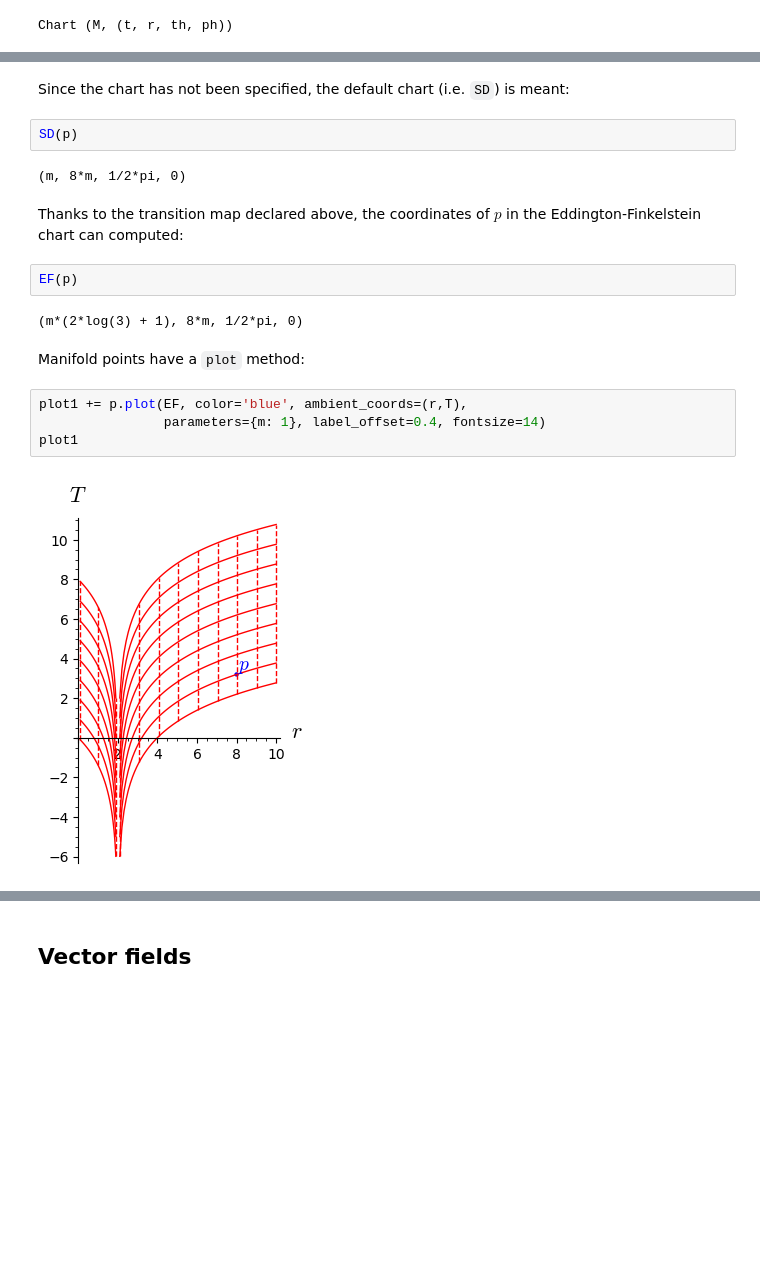
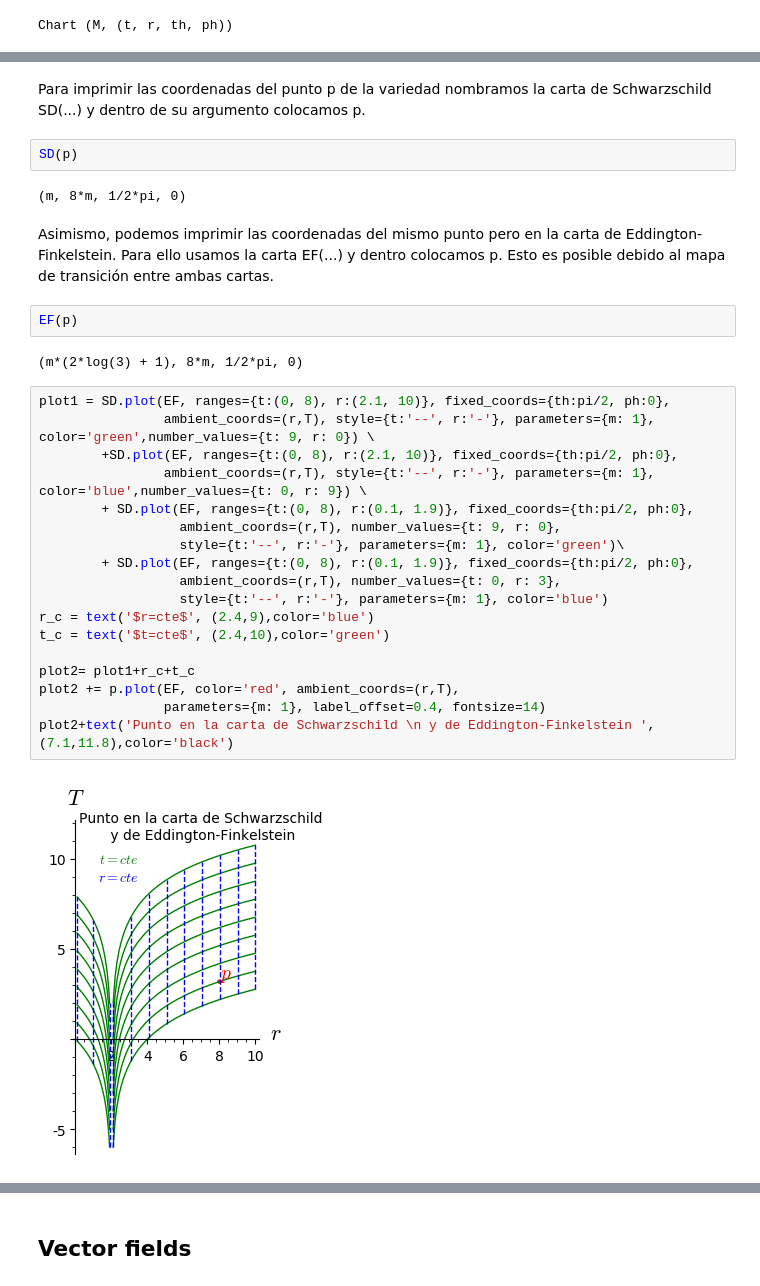
Before and after one commit to OmarUniverse/Tesis, a Jupyter notebook: demo_pseudo_Riemannian_Schwarzschild.ipynb, the cells around one changed output, grey strips where cells are left out. Cells and saved outputs as stored; diff of their text form; blank space fills up the shorter version.

```diff
--- a/demo_pseudo_Riemannian_Schwarzschild.ipynb
+++ b/demo_pseudo_Riemannian_Schwarzschild.ipynb
@@ -141,20 +164,32 @@ Point p on the 4-dimensional Lorentzian manifold M
-# %% [markdown]
-Since the chart has not been specified, the default chart (i.e. `SD`) is meant:
+# %% [markdown]
+Para imprimir las coordenadas del punto p de la variedad nombramos la carta de Schwarzschild SD(...) y dentro de su argumento colocamos p.
 # %%
 SD(p)
 # %% [output]
 (m, 8*m, 1/2*pi, 0)
-# %% [markdown]
-Thanks to the transition map declared above, the coordinates of $p$ in the Eddington-Finkelstein chart can computed:
+# %% [markdown]
+Asimismo, podemos imprimir las coordenadas del mismo punto pero en la carta de Eddington-Finkelstein. Para ello usamos la carta EF(...) y dentro colocamos p. Esto es posible debido al mapa de transición entre ambas cartas.
 # %%
 EF(p)
 # %% [output]
 (m*(2*log(3) + 1), 8*m, 1/2*pi, 0)
-# %% [markdown]
-Manifold points have a `plot` method:
-# %%
-plot1 += p.plot(EF, color='blue', ambient_coords=(r,T),
-                parameters={m: 1}, label_offset=0.4, fontsize=14)
-plot1
-# %% [output]
-[figure, removed]
+# %%
+plot1 = SD.plot(EF, ranges={t:(0, 8), r:(2.1, 10)}, fixed_coords={th:pi/2, ph:0},
+                ambient_coords=(r,T), style={t:'--', r:'-'}, parameters={m: 1}, color='green',number_values={t: 9, r: 0}) \
+        +SD.plot(EF, ranges={t:(0, 8), r:(2.1, 10)}, fixed_coords={th:pi/2, ph:0},
+                ambient_coords=(r,T), style={t:'--', r:'-'}, parameters={m: 1}, color='blue',number_values={t: 0, r: 9}) \
+        + SD.plot(EF, ranges={t:(0, 8), r:(0.1, 1.9)}, fixed_coords={th:pi/2, ph:0},
+                  ambient_coords=(r,T), number_values={t: 9, r: 0},
+                  style={t:'--', r:'-'}, parameters={m: 1}, color='green')\
+        + SD.plot(EF, ranges={t:(0, 8), r:(0.1, 1.9)}, fixed_coords={th:pi/2, ph:0},
+                  ambient_coords=(r,T), number_values={t: 0, r: 3},
+                  style={t:'--', r:'-'}, parameters={m: 1}, color='blue')
+r_c = text('$r=cte$', (2.4,9),color='blue')
+t_c = text('$t=cte$', (2.4,10),color='green')
+
+plot2= plot1+r_c+t_c
+plot2 += p.plot(EF, color='red', ambient_coords=(r,T),
+                parameters={m: 1}, label_offset=0.4, fontsize=14)
+plot2+text('Punto en la carta de Schwarzschild \n y de Eddington-Finkelstein ', (7.1,11.8),color='black')
+# %% [output]
+[figure, added]
```
Also changed, not shown: parts of 20 cells of this notebook.
